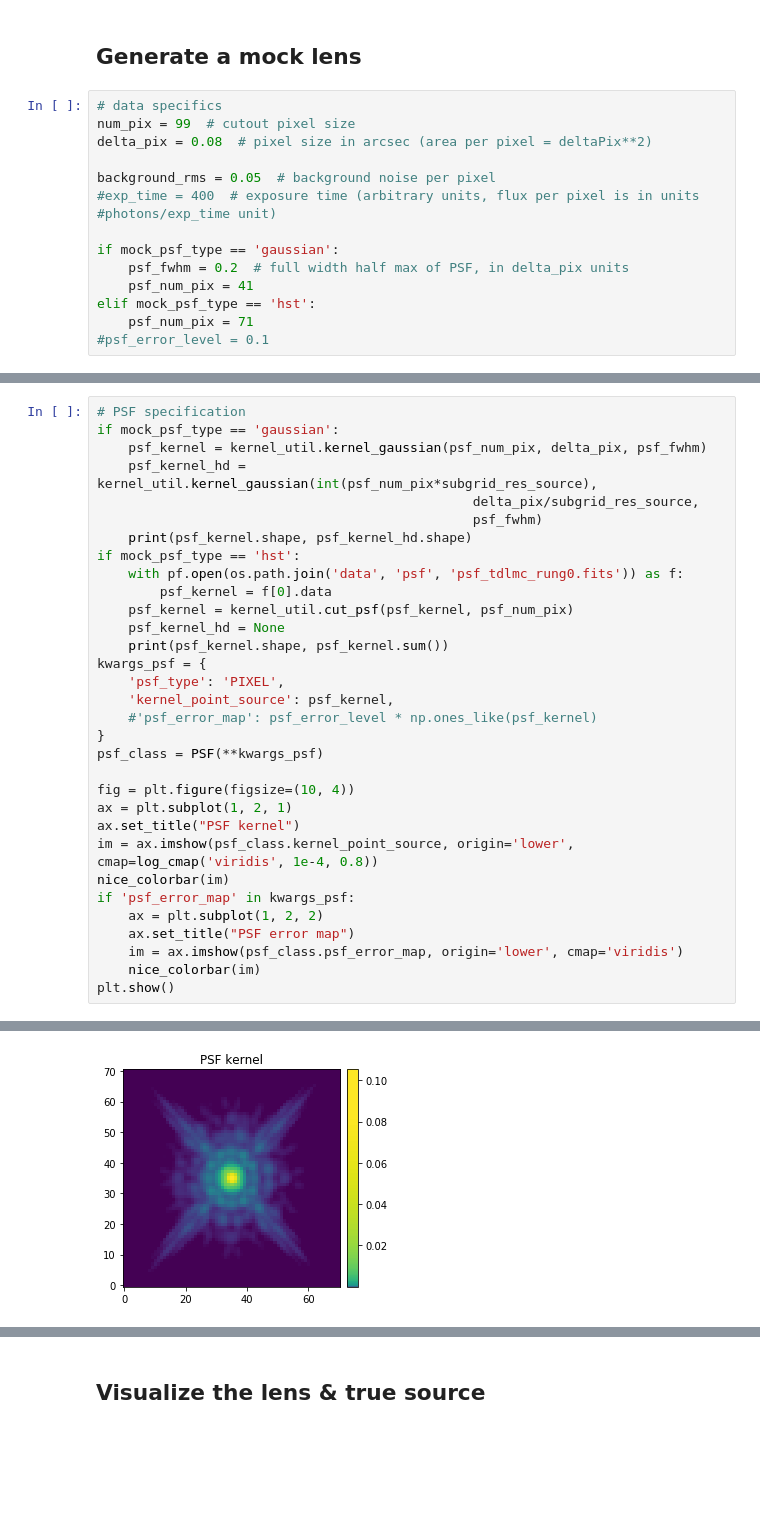
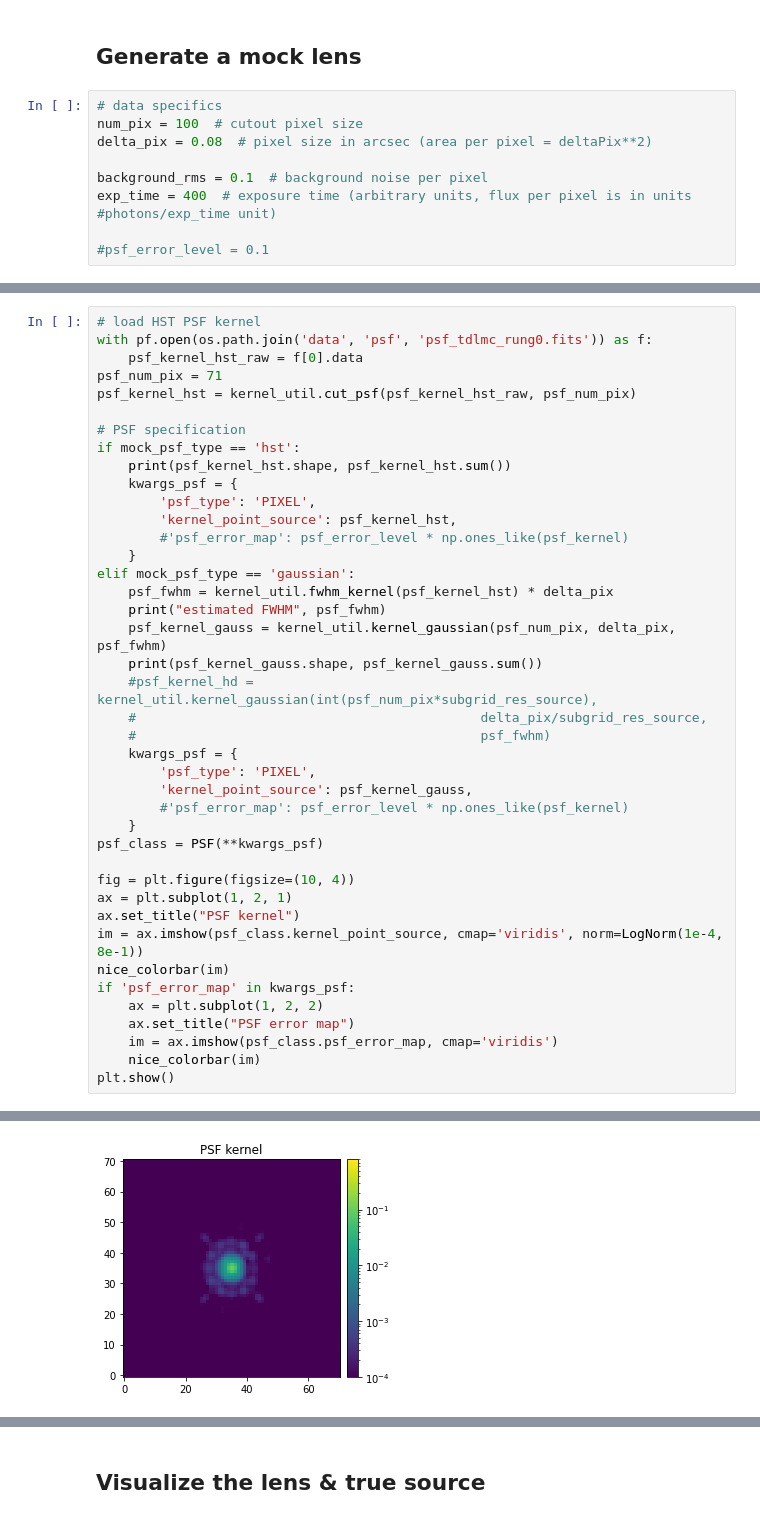
Before and after one commit to aymgal/SLITronomy, a Jupyter notebook: thirdparty/notebooks/07_complex_quasar_source.ipynb, the cells around one changed output, grey strips where cells are left out. Drawn from its saved outputs; the diff is of its cells as text; blank space fills up the shorter version.

```diff
--- a/thirdparty/notebooks/07_complex_quasar_source.ipynb
+++ b/thirdparty/notebooks/07_complex_quasar_source.ipynb
@@ -46,17 +51,12 @@ sqrt_scale = lambda x: np.sqrt(x)
 ## Generate a mock lens
 # %%
 # data specifics
-num_pix = 99  # cutout pixel size
+num_pix = 100  # cutout pixel size
 delta_pix = 0.08  # pixel size in arcsec (area per pixel = deltaPix**2)
 
-background_rms = 0.05  # background noise per pixel
-#exp_time = 400  # exposure time (arbitrary units, flux per pixel is in units #photons/exp_time unit)
+background_rms = 0.1  # background noise per pixel
+exp_time = 400  # exposure time (arbitrary units, flux per pixel is in units #photons/exp_time unit)
 
-if mock_psf_type == 'gaussian':
-    psf_fwhm = 0.2  # full width half max of PSF, in delta_pix units
-    psf_num_pix = 41
-elif mock_psf_type == 'hst':
-    psf_num_pix = 71
 #psf_error_level = 0.1
 # %%
 # data specification (coordinates, etc.)
@@ -73,38 +73,47 @@ kwargs_data = {
 }
 data_class = ImageData(**kwargs_data)
 # %%
+# load HST PSF kernel
+with pf.open(os.path.join('data', 'psf', 'psf_tdlmc_rung0.fits')) as f:
+    psf_kernel_hst_raw = f[0].data
+psf_num_pix = 71
+psf_kernel_hst = kernel_util.cut_psf(psf_kernel_hst_raw, psf_num_pix)
+
 # PSF specification
-if mock_psf_type == 'gaussian':
-    psf_kernel = kernel_util.kernel_gaussian(psf_num_pix, delta_pix, psf_fwhm)
-    psf_kernel_hd = kernel_util.kernel_gaussian(int(psf_num_pix*subgrid_res_source),
-                                                delta_pix/subgrid_res_source,
-                                                psf_fwhm)
-    print(psf_kernel.shape, psf_kernel_hd.shape)
 if mock_psf_type == 'hst':
-    with pf.open(os.path.join('data', 'psf', 'psf_tdlmc_rung0.fits')) as f:
-        psf_kernel = f[0].data
-    psf_kernel = kernel_util.cut_psf(psf_kernel, psf_num_pix)
-    psf_kernel_hd = None
-    print(psf_kernel.shape, psf_kernel.sum())
-kwargs_psf = {
-    'psf_type': 'PIXEL',
-    'kernel_point_source': psf_kernel,
-    #'psf_error_map': psf_error_level * np.ones_like(psf_kernel)
-}
+    print(psf_kernel_hst.shape, psf_kernel_hst.sum())
+    kwargs_psf = {
+        'psf_type': 'PIXEL',
+        'kernel_point_source': psf_kernel_hst,
+        #'psf_error_map': psf_error_level * np.ones_like(psf_kernel)
+    }
+elif mock_psf_type == 'gaussian':
+    psf_fwhm = kernel_util.fwhm_kernel(psf_kernel_hst) * delta_pix
+    print("estimated FWHM", psf_fwhm)
+    psf_kernel_gauss = kernel_util.kernel_gaussian(psf_num_pix, delta_pix, psf_fwhm)
+    print(psf_kernel_gauss.shape, psf_kernel_gauss.sum())
+    #psf_kernel_hd = kernel_util.kernel_gaussian(int(psf_num_pix*subgrid_res_source),
+    #                                            delta_pix/subgrid_res_source,
+    #                                            psf_fwhm)
+    kwargs_psf = {
+        'psf_type': 'PIXEL',
+        'kernel_point_source': psf_kernel_gauss,
+        #'psf_error_map': psf_error_level * np.ones_like(psf_kernel)
+    }
 psf_class = PSF(**kwargs_psf)
 
 fig = plt.figure(figsize=(10, 4))
 ax = plt.subplot(1, 2, 1)
 ax.set_title("PSF kernel")
-im = ax.imshow(psf_class.kernel_point_source, origin='lower', cmap=log_cmap('viridis', 1e-4, 0.8))
+im = ax.imshow(psf_class.kernel_point_source, cmap='viridis', norm=LogNorm(1e-4, 8e-1))
 nice_colorbar(im)
 if 'psf_error_map' in kwargs_psf:
     ax = plt.subplot(1, 2, 2)
     ax.set_title("PSF error map")
-    im = ax.imshow(psf_class.psf_error_map, origin='lower', cmap='viridis')
+    im = ax.imshow(psf_class.psf_error_map, cmap='viridis')
     nice_colorbar(im)
 plt.show()
 # %% [output]
 (71, 71) 1.0
-[figure, old version]
+[figure, new version]
 # %%
```
Also changed, not shown: parts of 17 cells of this notebook.
